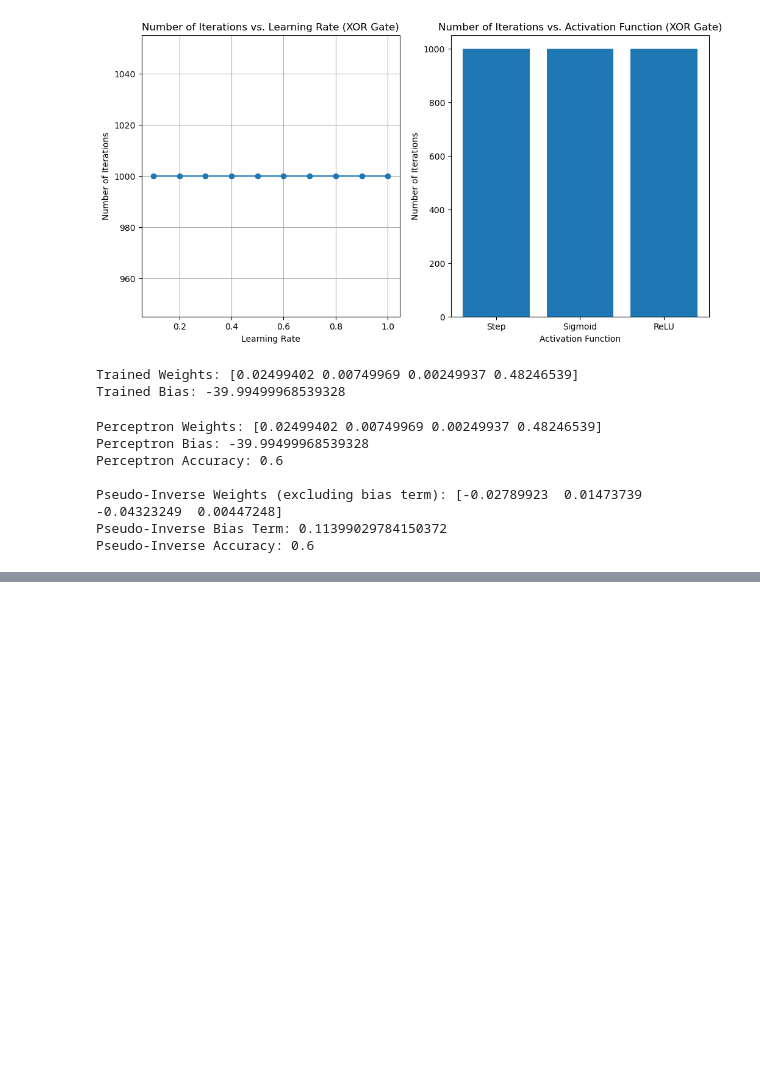
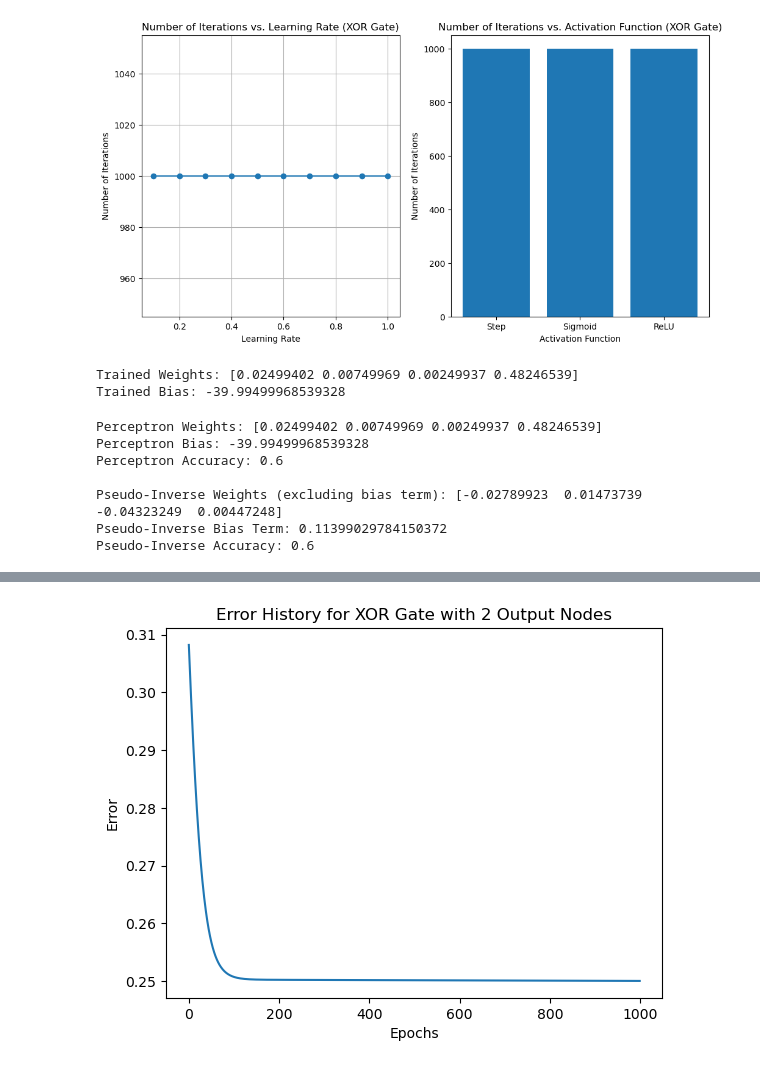
Before and after one commit to SaiBhumika04/Customer-LAB-5, a Jupyter notebook: ML LAB-5 (CH. SAI BHUMIKA 21044).ipynb, the cells around one changed output, grey strips where cells are left out. Saved outputs shown, nothing was run; the diff lists cells and outputs as text; code cells hidden in the pictures; blank space fills up the shorter version.

```diff
--- a/ML LAB-5 (CH. SAI BHUMIKA 21044).ipynb
+++ b/ML LAB-5 (CH. SAI BHUMIKA 21044).ipynb
@@ -408,0 +587,85 @@ Pseudo-Inverse Accuracy: 0.6
+# %%
+import numpy as np
+import matplotlib.pyplot as plt
+
+# Sigmoid activation function
+def sigmoid(x):
+    return 1 / (1 + np.exp(-x))
+
+# Derivative of the sigmoid function
+def sigmoid_derivative(x):
+    return x * (1 - x)
+
+# Neural Network class
+class NeuralNetwork:
+    def __init__(self, input_size, hidden_size, output_size, learning_rate):
+        self.weights_input_hidden = np.random.uniform(size=(input_size, hidden_size))
+        self.weights_hidden_output = np.random.uniform(size=(hidden_size, output_size))
+        self.bias_hidden = np.zeros((1, hidden_size))
+        self.bias_output = np.zeros((1, output_size))
+        self.learning_rate = learning_rate
+
+    def forward(self, X):
+        self.hidden_layer_input = np.dot(X, self.weights_input_hidden) + self.bias_hidden
+        self.hidden_layer_output = sigmoid(self.hidden_layer_input)
+        self.output_layer_input = np.dot(self.hidden_layer_output, self.weights_hidden_output) + self.bias_output
+        self.predicted_output = sigmoid(self.output_layer_input)
+
+    def backward(self, X, Y):
+        output_error = Y - self.predicted_output
+        output_delta = output_error * sigmoid_derivative(self.predicted_output)
+
+        hidden_error = output_delta.dot(self.weights_hidden_output.T)
+        hidden_delta = hidden_error * sigmoid_derivative(self.hidden_layer_output)
+
+        self.weights_hidden_output += self.learning_rate * self.hidden_layer_output.T.dot(output_delta)
+        self.bias_output += self.learning_rate * np.sum(output_delta, axis=0, keepdims=True)
+        self.weights_input_hidden += self.learning_rate * X.T.dot(hidden_delta)
+        self.bias_hidden += self.learning_rate * np.sum(hidden_delta, axis=0, keepdims=True)
+
+    def train(self, X, Y, epochs=1000, convergence_error=0.002):
+        error_history = []
+
+        for epoch in range(epochs):
+            self.forward(X)
+            self.backward(X, Y)
+
+            error = np.mean(np.square(Y - self.predicted_output))
+            error_history.append(error)
+
+            if error <= convergence_error:
+                print(f"Converged at epoch {epoch + 1} with error: {error}")
+                break
+
+            if (epoch + 1) % 100 == 0:
+                print(f"Epoch {epoch + 1}, Error: {error}")
+
+        return error_history
+
+# XOR gate input and output with 2 nodes
+X = np.array([[0, 0], [0, 1], [1, 0], [1, 1]])
+Y_xor_2nodes = np.array([[1, 0], [0, 1], [0, 1], [1, 0]])
+
+# Neural Network hyperparameters
+input_size = X.shape[1]
+hidden_size = 3
+output_size = 2  # Two output nodes
+learning_rate = 0.05
+
+# Create and train the neural network
+xor_neural_network_2nodes = NeuralNetwork(input_size, hidden_size, output_size, learning_rate)
+error_history_xor_2nodes = xor_neural_network_2nodes.train(X, Y_xor_2nodes)
+
+# Plot the error history
+plt.plot(error_history_xor_2nodes)
+plt.title('Error History for XOR Gate with 2 Output Nodes')
+plt.xlabel('Epochs')
+plt.ylabel('Error')
+plt.show()
+
+# Test the trained network
+xor_neural_network_2nodes.forward(X)
+predictions_xor_2nodes = np.round(xor_neural_network_2nodes.predicted_output)
+print("Predictions for XOR gate with 2 output nodes:")
+print(predictions_xor_2nodes)
+# %% [output]
@@ -408,0 +682 @@ Pseudo-Inverse Accuracy: 0.6
+[figure, added]
```
Also changed, not shown: parts of 4 cells of this notebook.
